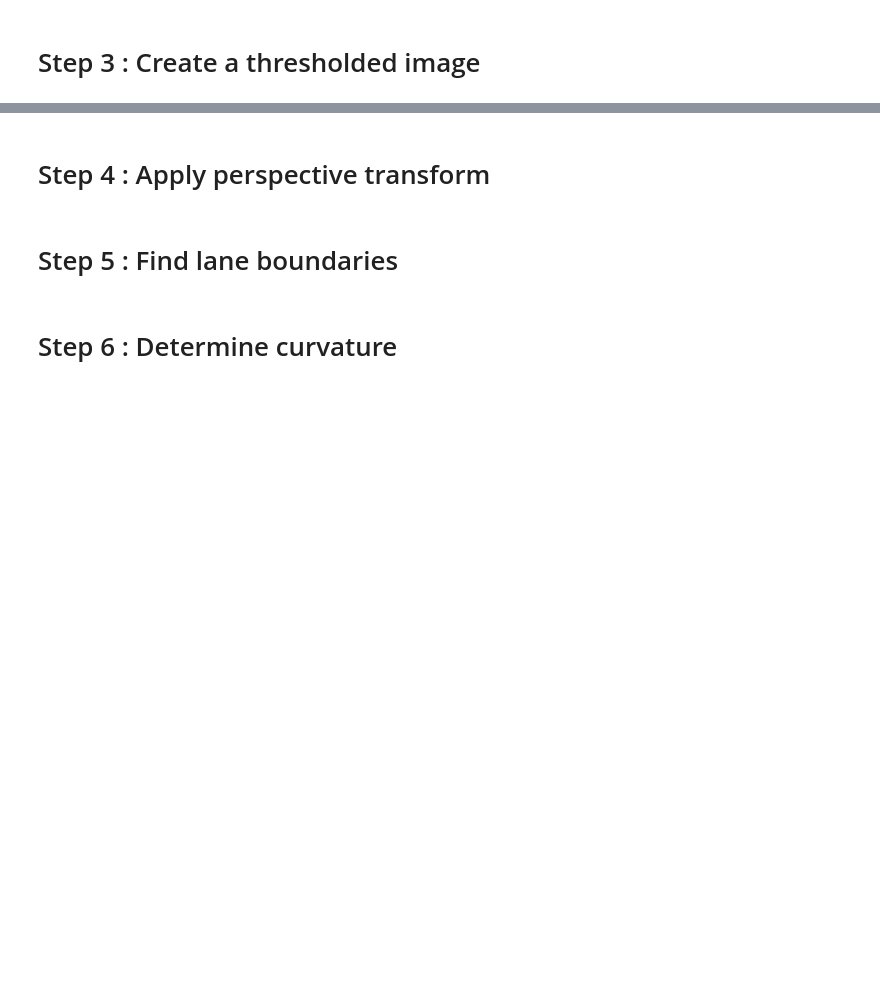
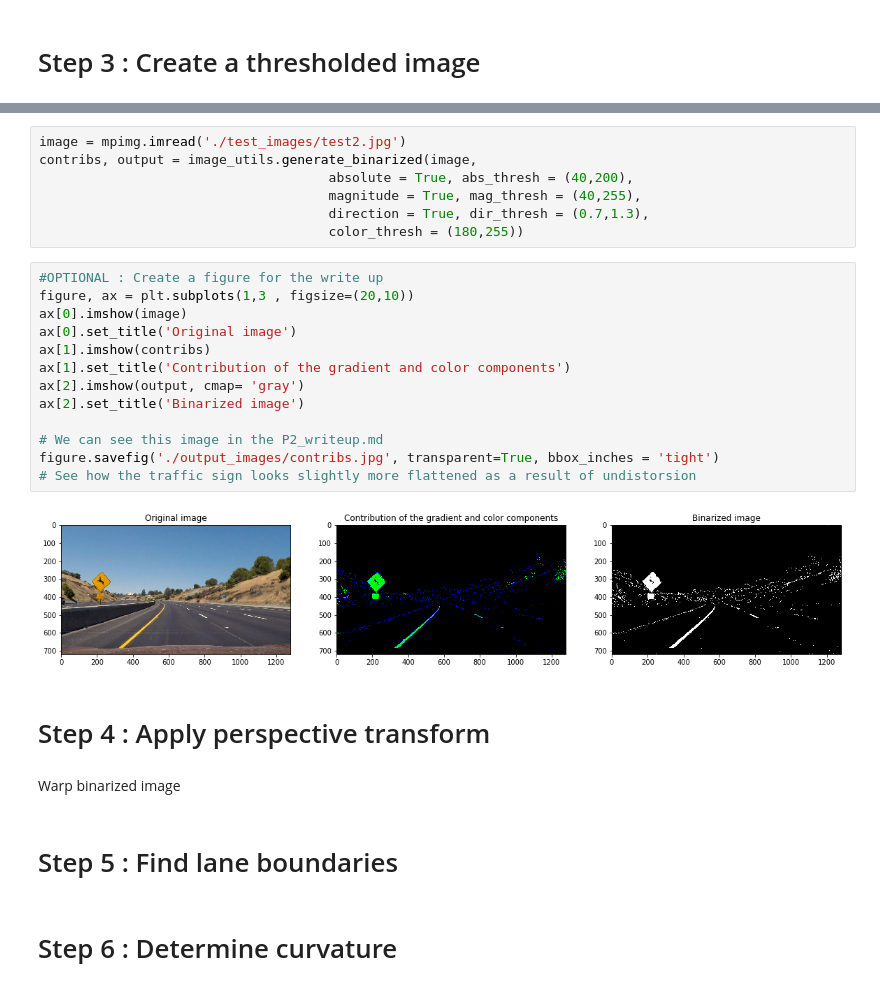
Before and after one commit to raijisse/Udacity-SDC-P2-Advanced-Finding-Lanes, a Jupyter notebook: P2_image.ipynb, the cells around one changed output, grey strips where cells are left out. Cells and saved outputs as stored; diff of their text form; blank space fills up the shorter version.

```diff
--- a/P2_image.ipynb
+++ b/P2_image.ipynb
@@ -108,5 +111,29 @@ figure.savefig('./output_images/undistorded_example.jpg', transparent=True, bbox
+# %%
+image = mpimg.imread('./test_images/test2.jpg')
+contribs, output = image_utils.generate_binarized(image,
+                                     absolute = True, abs_thresh = (40,200),
+                                     magnitude = True, mag_thresh = (40,255),
+                                     direction = True, dir_thresh = (0.7,1.3),
+                                     color_thresh = (180,255))
+# %%
+#OPTIONAL : Create a figure for the write up
+figure, ax = plt.subplots(1,3 , figsize=(20,10))
+ax[0].imshow(image)
+ax[0].set_title('Original image')
+ax[1].imshow(contribs)
+ax[1].set_title('Contribution of the gradient and color components')
+ax[2].imshow(output, cmap= 'gray')
+ax[2].set_title('Binarized image')
+
+# We can see this image in the P2_writeup.md
+figure.savefig('./output_images/contribs.jpg', transparent=True, bbox_inches = 'tight')
+# See how the traffic sign looks slightly more flattened as a result of undistorsion
+# %% [output]
+[figure, added]
 # %% [markdown]
 # Step 4 : Apply perspective transform
+# %% [markdown]
+Warp binarized image
 # %% [markdown]
 # Step 5 : Find lane boundaries
 # %% [markdown]
```
Also changed, not shown: parts of 6 cells of this notebook, 3 other files.
